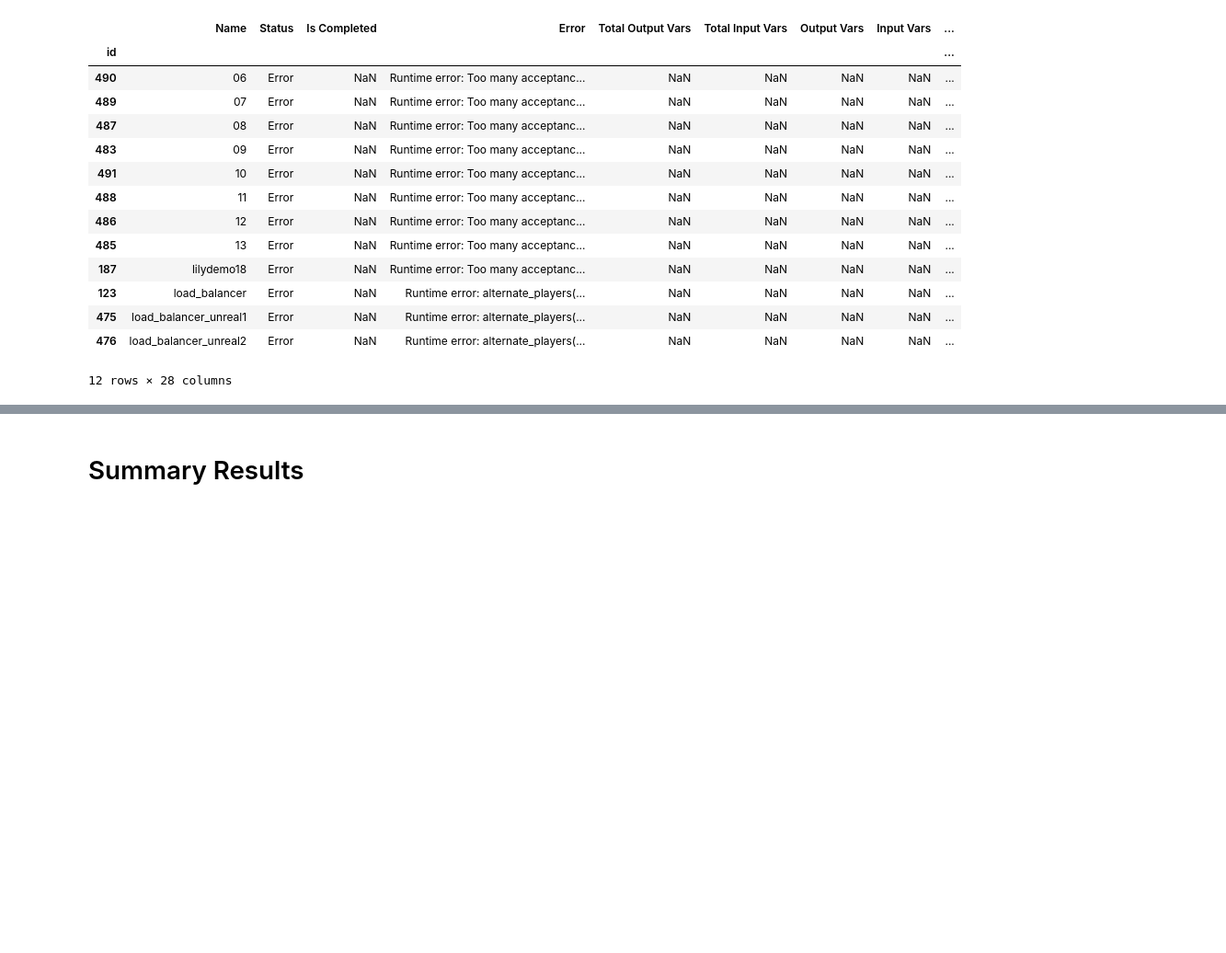
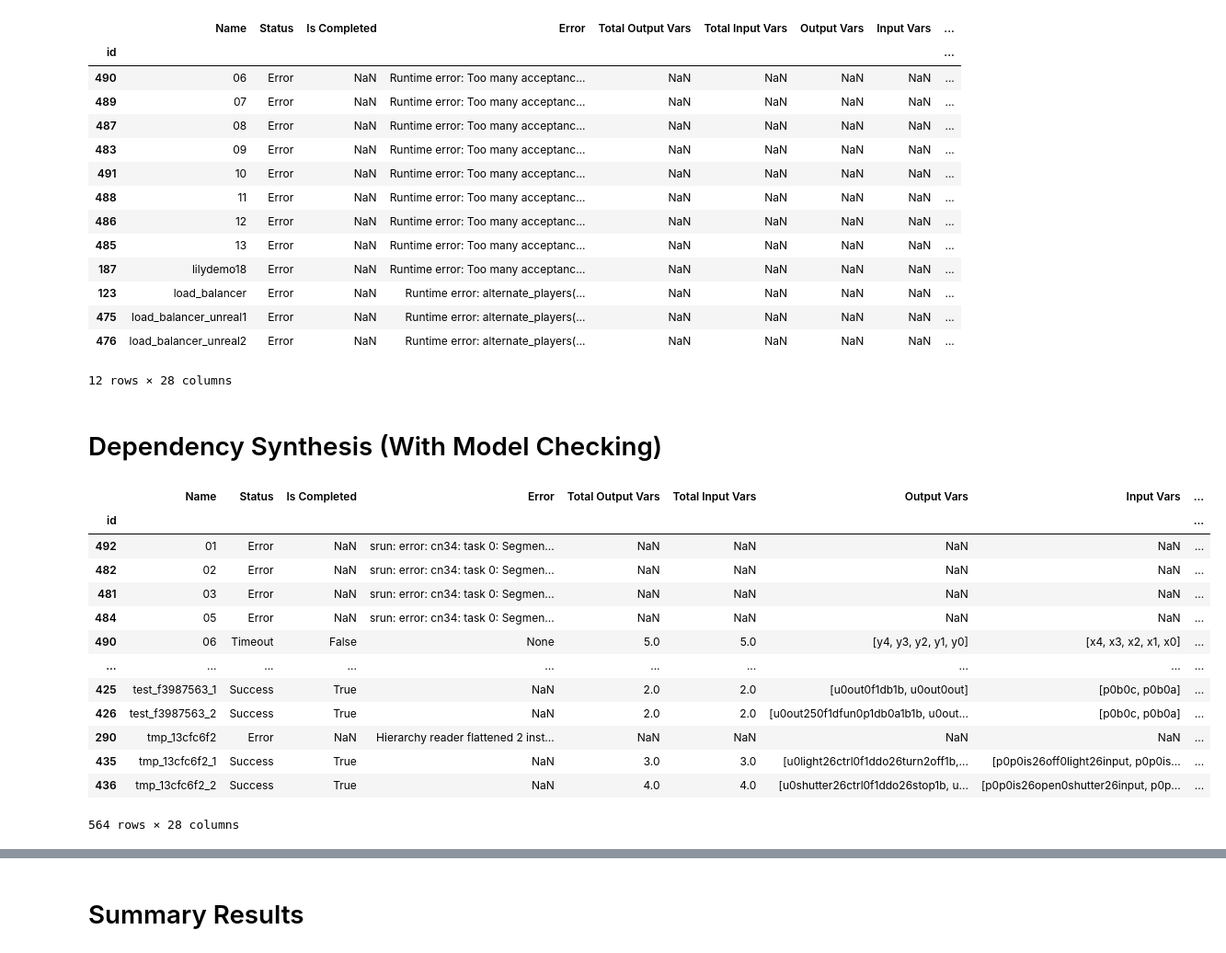
Before and after one commit to eliyaoo32/DepSynt, a Jupyter notebook: notebooks/synthesis.ipynb, the cells around one changed output, grey strips where cells are left out. Shown: that part at 92% size. Cells and saved outputs as stored; diff of their text form; code cells hidden in the pictures; blank space fills up the shorter version.

```diff
--- a/notebooks/synthesis.ipynb
+++ b/notebooks/synthesis.ipynb
@@ -352,3 +355,23 @@ spot_modular_synthesis_df[spot_modular_synthesis_df['Status'] == Status.ERROR]
 | 475 | load_balancer_unreal1 | Error | NaN | Runtime error: alternate_players(... | NaN | NaN | NaN | NaN | ... |
 | 476 | load_balancer_unreal2 | Error | NaN | Runtime error: alternate_players(... | NaN | NaN | NaN | NaN | ... |
 12 rows × 28 columns
+# %% [markdown]
+# Dependency Synthesis (With Model Checking)
+# %%
+deps_synt_model_checking_df = load_benchmarks_df(DEPS_SYNTHESIS_MODEL_CHECKING_PATH)
+deps_synt_model_checking_df
+# %% [output]
+|  | Name | Status | Is Completed | Error | Total Output Vars | Total Input Vars | Output Vars | Input Vars | ... |
+| id |  |  |  |  |  |  |  |  | ... |
+| 492 | 01 | Error | NaN | srun: error: cn34: task 0: Segmen... | NaN | NaN | NaN | NaN | ... |
+| 482 | 02 | Error | NaN | srun: error: cn34: task 0: Segmen... | NaN | NaN | NaN | NaN | ... |
+| 481 | 03 | Error | NaN | srun: error: cn34: task 0: Segmen... | NaN | NaN | NaN | NaN | ... |
+| 484 | 05 | Error | NaN | srun: error: cn34: task 0: Segmen... | NaN | NaN | NaN | NaN | ... |
+| 490 | 06 | Timeout | False | None | 5.0 | 5.0 | [y4, y3, y2, y1, y0] | [x4, x3, x2, x1, x0] | ... |
+| ... | ... | ... | ... | ... | ... | ... | ... | ... | ... |
+| 425 | test_f3987563_1 | Success | True | NaN | 2.0 | 2.0 | [u0out0f1db1b, u0out0out] | [p0b0c, p0b0a] | ... |
+| 426 | test_f3987563_2 | Success | True | NaN | 2.0 | 2.0 | [u0out250f1dfun0p1db0a1b1b, u0out... | [p0b0c, p0b0a] | ... |
+| 290 | tmp_13cfc6f2 | Error | NaN | Hierarchy reader flattened 2 inst... | NaN | NaN | NaN | NaN | ... |
+| 435 | tmp_13cfc6f2_1 | Success | True | NaN | 3.0 | 3.0 | [u0light26ctrl0f1ddo26turn2off1b,... | [p0p0is26off0light26input, p0p0is... | ... |
+| 436 | tmp_13cfc6f2_2 | Success | True | NaN | 4.0 | 4.0 | [u0shutter26ctrl0f1ddo26stop1b, u... | [p0p0is26open0shutter26input, p0p... | ... |
+564 rows × 28 columns
```
Also changed, not shown: parts of 5 cells of this notebook, 1 other file.
